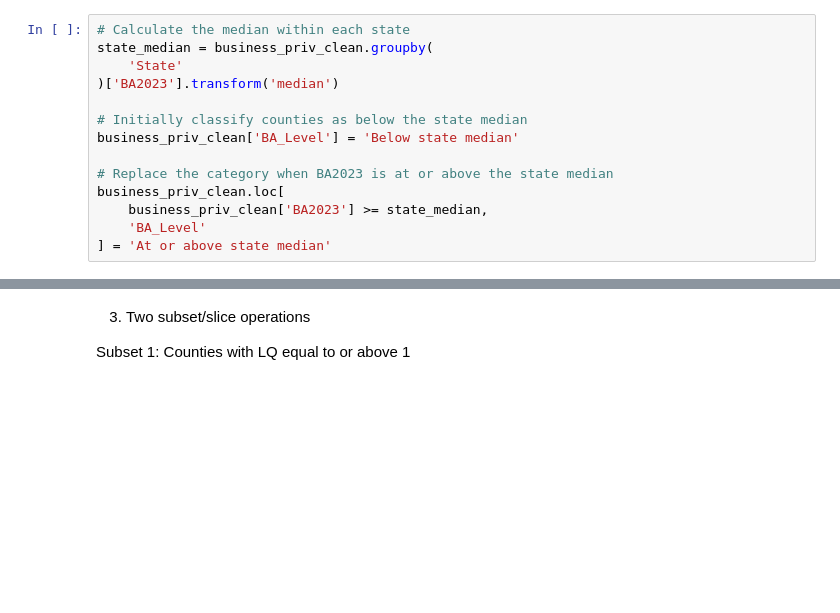
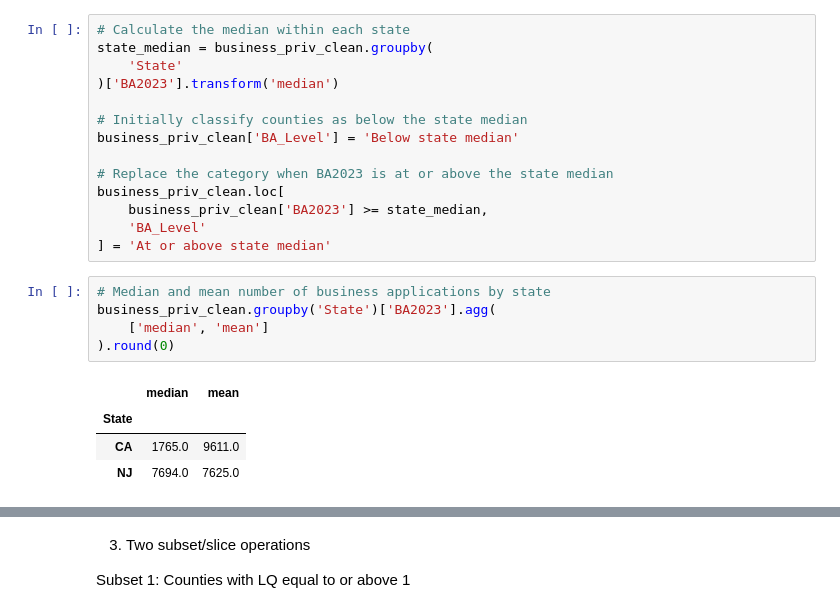
Before and after one commit to shirleyrutgers/DataManPy, a Jupyter notebook: ps2dataman.ipynb, the cells around one changed output, grey strips where cells are left out. Drawn from its saved outputs; the diff is of its cells as text; blank space fills up the shorter version.

```diff
--- a/ps2dataman.ipynb
+++ b/ps2dataman.ipynb
@@ -1662,3 +1662,13 @@ business_priv_clean.loc[
     business_priv_clean['BA2023'] >= state_median,
     'BA_Level'
 ] = 'At or above state median'
+# %%
+# Median and mean number of business applications by state
+business_priv_clean.groupby('State')['BA2023'].agg(
+    ['median', 'mean']
+).round(0)
+# %% [output]
+|  | median | mean |
+| State |  |  |
+| CA | 1765.0 | 9611.0 |
+| NJ | 7694.0 | 7625.0 |
```
Also changed, not shown: parts of 3 cells of this notebook.
